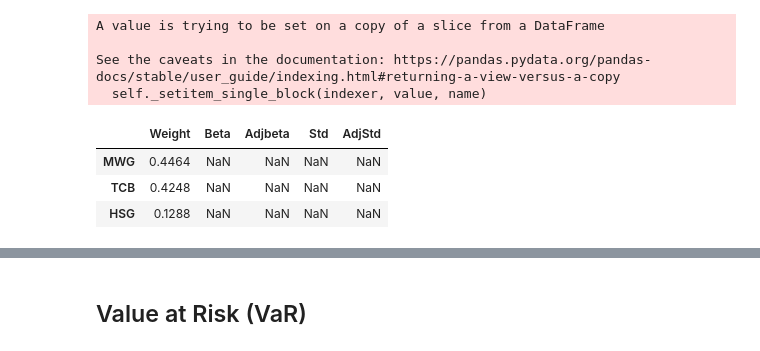
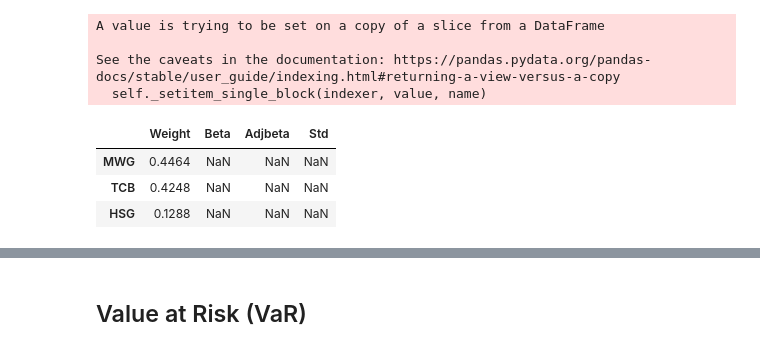
Before and after one commit to hungha11/CV_portfolio, a Jupyter notebook: portfolioAnalysis.ipynb, the cells around one changed output, grey strips where cells are left out. Drawn from its saved outputs; the diff is of its cells as text; code cells hidden in the pictures.

```diff
--- a/portfolioAnalysis.ipynb
+++ b/portfolioAnalysis.ipynb
@@ -14,8 +14,8 @@ sns.set_style('whitegrid')
 # %%
 StockList = pd.read_csv('StockList.csv',index_col='Ticker')
 # %%
-company_list = ['MWG','TCB','HSG','IDC','BSR']
-num_of_shares = [100,400,200]
+company_list = ['MWG','TCB','HSG']
+num_of_shares = [100,400,200,]
 # %%
 #stock data
 def load_stock_data(symbol):
@@ -118,32 +114,36 @@ sns.boxplot(data = df_change,orient="h")
 # %%
 #sns.pairplot(df_change,kind='reg')
 # %%
-lastestPrice = pd.DataFrame(columns=['Lastest Price','Number of Shares','Weight'], index=company_list)
-i=0
-data =d.copy()
+### Portfolio monitoring""")
+lastestPrice = pd.DataFrame(columns=['Lastest Price', 'Number of Shares', 'Weight'], index=company_list)
+i = 0
+data = d.copy()
 for name in company_list:
     x = float(data[name].close.iloc[-1].values)
     lastestPrice['Lastest Price'].iloc[i] = x
-    i+=1
+    i += 1
 
 lastestPrice['Number of Shares'] = num_of_shares
 for i in range(len(company_list)):
-    lastestPrice['Weight'].iloc[i] = round((lastestPrice['Number of Shares'].iloc[i]*lastestPrice['Lastest Price'].iloc[i])/sum(lastestPrice['Number of Shares']*lastestPrice['Lastest Price']),4)
-#lastestPrice
+    lastestPrice['Weight'].iloc[i] = round(
+        (lastestPrice['Number of Shares'].iloc[i] * lastestPrice['Lastest Price'].iloc[i]) / sum(
+            lastestPrice['Number of Shares'] * lastestPrice['Lastest Price']), 4)
+portfolio = pd.DataFrame(index=company_list, columns=['Weight', 'Beta', 'Adjbeta', 'Std'])
+portfolio.Weight = lastestPrice.Weight
 # %% [output]
 A value is trying to be set on a copy of a slice from a DataFrame
 
 See the caveats in the documentation: https://pandas.pydata.org/pandas-docs/stable/user_guide/indexing.html#returning-a-view-versus-a-copy
   self._setitem_single_block(indexer, value, name)
 # %%
-portfolio = pd.DataFrame(index = company_list, columns = ['Weight','Beta','Adjbeta','Std','AdjStd'])
+portfolio = pd.DataFrame(index = company_list, columns = ['Weight','Beta','Adjbeta','Std'])
 portfolio.Weight = lastestPrice.Weight
 portfolio
 # %% [output]
-|  | Weight | Beta | Adjbeta | Std | AdjStd |
-| MWG | 0.4464 | NaN | NaN | NaN | NaN |
-| TCB | 0.4248 | NaN | NaN | NaN | NaN |
-| HSG | 0.1288 | NaN | NaN | NaN | NaN |
+|  | Weight | Beta | Adjbeta | Std |
+| MWG | 0.4464 | NaN | NaN | NaN |
+| TCB | 0.4248 | NaN | NaN | NaN |
+| HSG | 0.1288 | NaN | NaN | NaN |
 # %%
 ### Using the riskanalysis class from the risk analysis section
 class risk_analysis(object):
```
Also changed, not shown: parts of 12 cells of this notebook.
